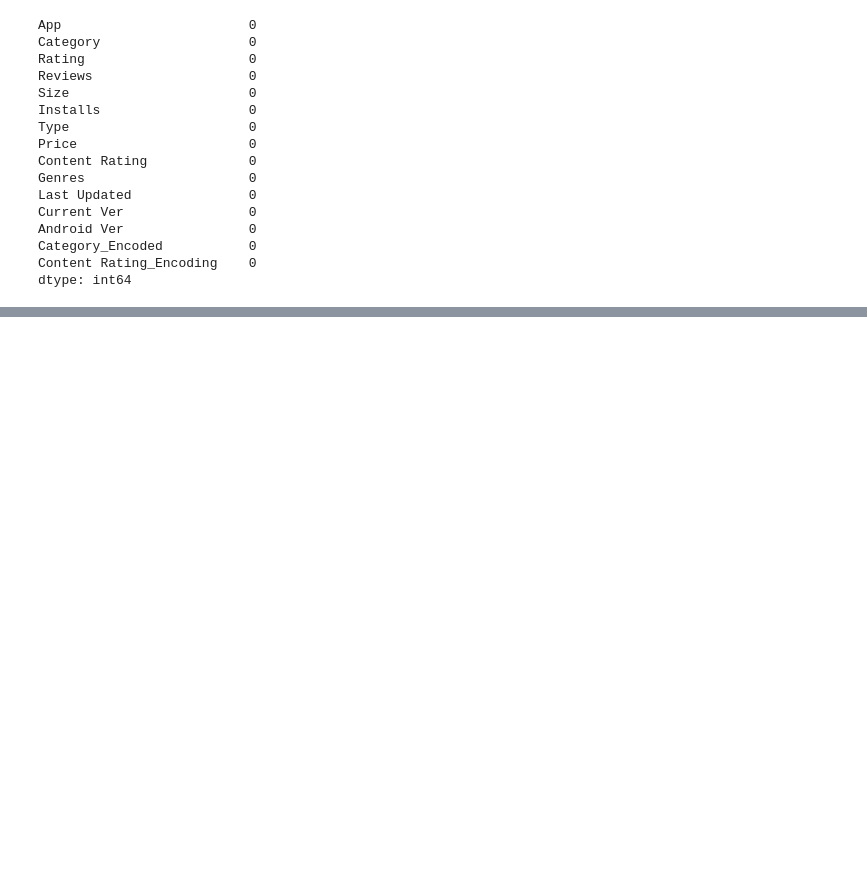
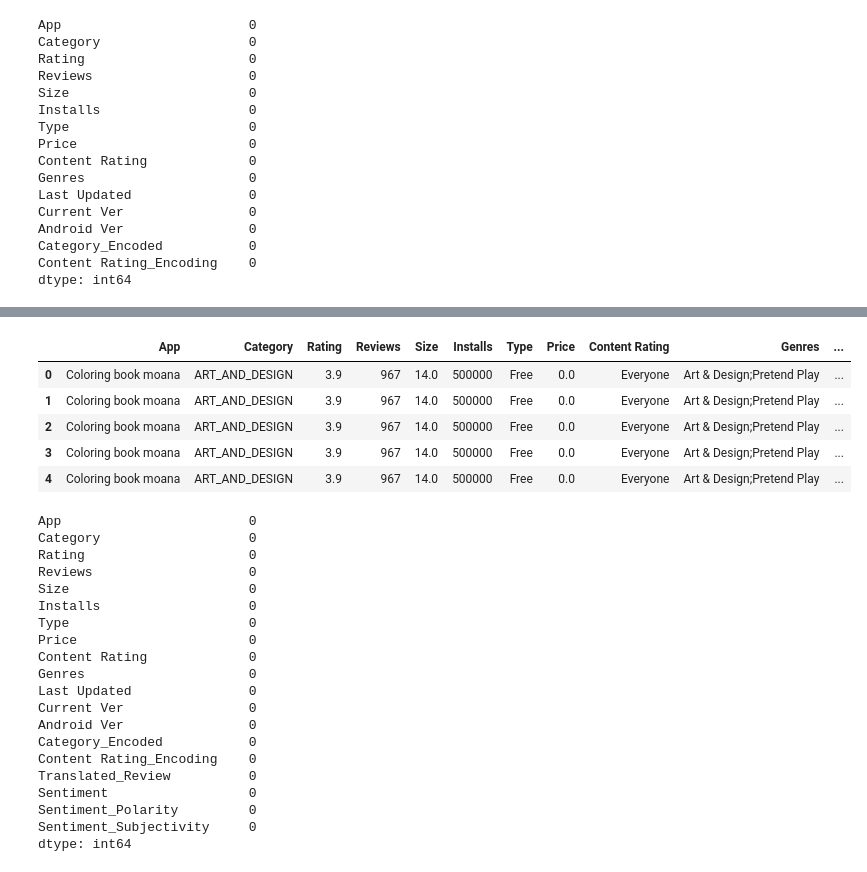
Before and after one commit to hixmatiar/google_play_store_analysis, a Jupyter notebook: main.ipynb, the cells around one changed output, grey strips where cells are left out. Cells and saved outputs as stored; diff of their text form; code cells hidden in the pictures; blank space fills up the shorter version.

Commit message:
merge dataset

```diff
--- a/main.ipynb
+++ b/main.ipynb
@@ -299,0 +322,31 @@ dtype: int64
+# %%
+data = pd.merge(df, df_review, how='inner', on='App')
+display(data.head())
+data.isna().sum()
+# %% [output]
+|  | App | Category | Rating | Reviews | Size | Installs | Type | Price | Content Rating | Genres | ... |
+| 0 | Coloring book moana | ART_AND_DESIGN | 3.9 | 967 | 14.0 | 500000 | Free | 0.0 | Everyone | Art & Design;Pretend Play | ... |
+| 1 | Coloring book moana | ART_AND_DESIGN | 3.9 | 967 | 14.0 | 500000 | Free | 0.0 | Everyone | Art & Design;Pretend Play | ... |
+| 2 | Coloring book moana | ART_AND_DESIGN | 3.9 | 967 | 14.0 | 500000 | Free | 0.0 | Everyone | Art & Design;Pretend Play | ... |
+| 3 | Coloring book moana | ART_AND_DESIGN | 3.9 | 967 | 14.0 | 500000 | Free | 0.0 | Everyone | Art & Design;Pretend Play | ... |
+| 4 | Coloring book moana | ART_AND_DESIGN | 3.9 | 967 | 14.0 | 500000 | Free | 0.0 | Everyone | Art & Design;Pretend Play | ... |
+App                        0
+Category                   0
+Rating                     0
+Reviews                    0
+Size                       0
+Installs                   0
+Type                       0
+Price                      0
+Content Rating             0
+Genres                     0
+Last Updated               0
+Current Ver                0
+Android Ver                0
+Category_Encoded           0
+Content Rating_Encoding    0
+Translated_Review          0
+Sentiment                  0
+Sentiment_Polarity         0
+Sentiment_Subjectivity     0
+dtype: int64
```
Also changed, not shown: parts of 3 cells of this notebook, 1 other file.
